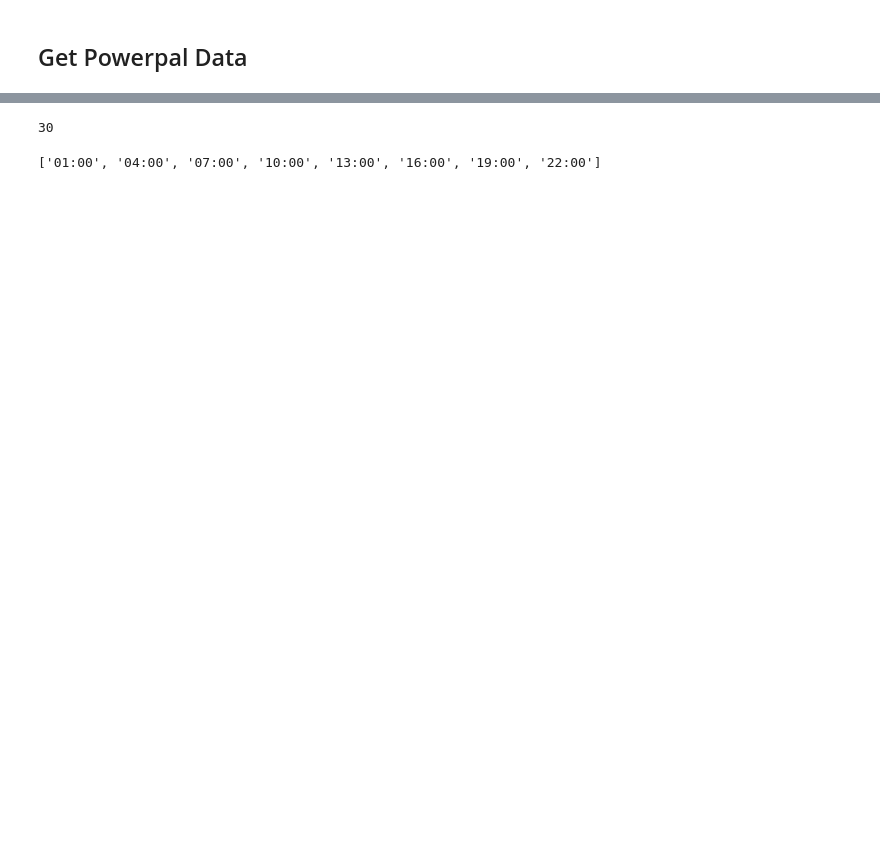
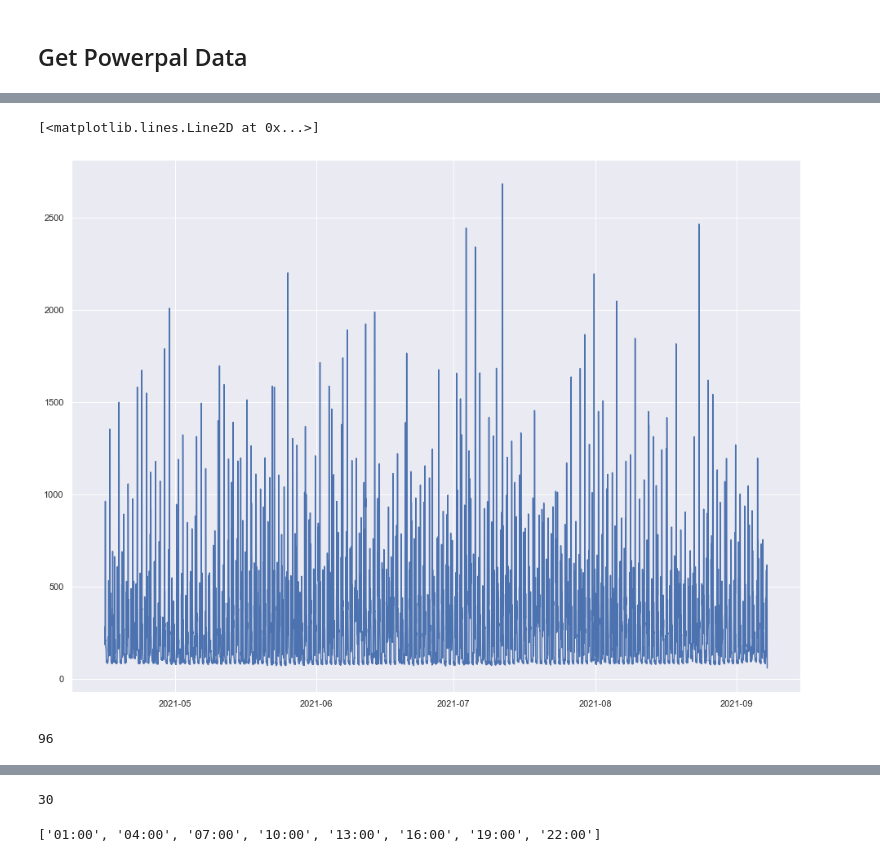
Before and after one commit to Hoops01/MeterDataAnalysis, a Jupyter notebook: MeterDataExtract.ipynb, the cells around one changed output, grey strips where cells are left out. Drawn from its saved outputs; the diff is of its cells as text; code cells hidden in the pictures; blank space fills up the shorter version.

```diff
--- a/MeterDataExtract.ipynb
+++ b/MeterDataExtract.ipynb
@@ -544,0 +109,3 @@ np.shape(p)
+# %%
+df_30min = df.resample('30min').sum()
+df_30min
@@ -544,0 +183,10 @@ np.shape(p)
+# %%
+fig, ax = plt.subplots(figsize=(16,12))
+
+x = df_30min.index
+y = df_30min['watt_hours']
+
+ax.plot(x,y)
+# %% [output]
+[<matplotlib.lines.Line2D at 0x...>]
+[figure, added]
@@ -544,0 +216,4 @@ np.shape(p)
+# %%
+len(np.repeat(range(48+1),2)[1:-1])
+# %% [output]
+96
```
Also changed, not shown: parts of 92 cells of this notebook.
